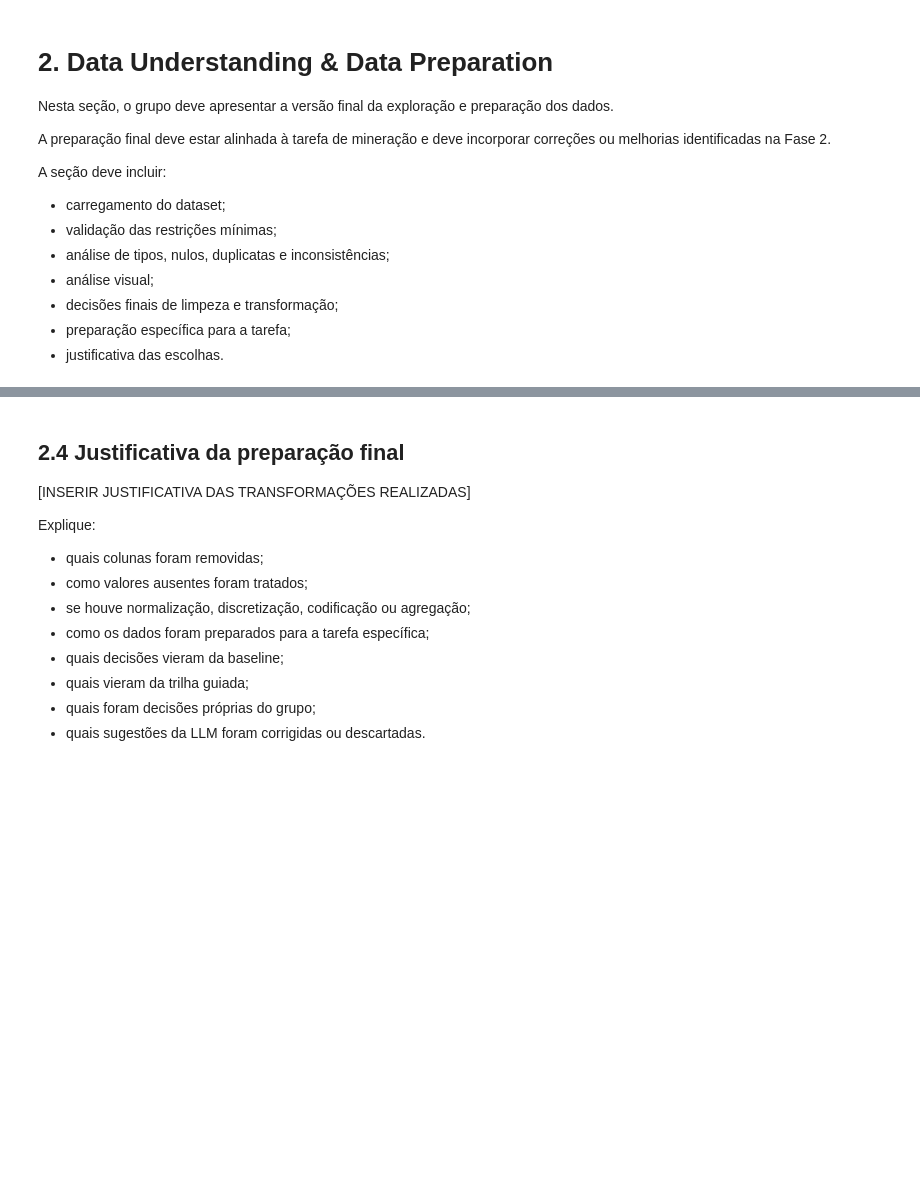
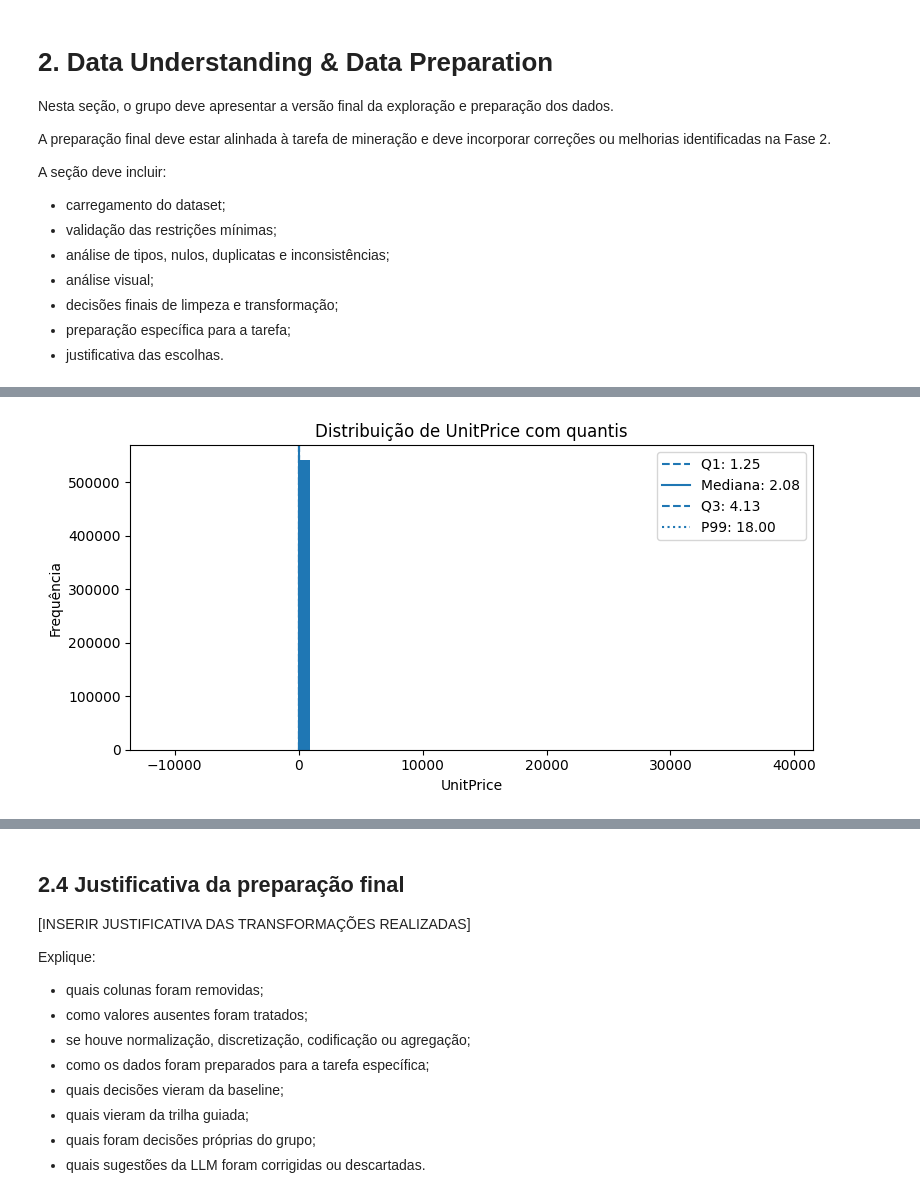
Before and after one commit to carolinabarcellos/TP1-Mineracao, a Jupyter notebook: TP1_Fase3_Grupo1.ipynb, the cells around one changed output, grey strips where cells are left out. Cells and saved outputs as stored; diff of their text form; code cells hidden in the pictures; blank space fills up the shorter version.

```diff
--- a/TP1_Fase3_Grupo1.ipynb
+++ b/TP1_Fase3_Grupo1.ipynb
@@ -386,0 +445,25 @@ A análise deve responder:
+# %%
+def plot_distribuicao_com_quantis(df, coluna):
+    dados = df[coluna].dropna()
+
+    plt.figure(figsize=(8, 4))
+    plt.hist(dados, bins=50)
+
+    # quantis principais
+    q1 = dados.quantile(0.25)
+    q2 = dados.quantile(0.50)  # mediana
+    q3 = dados.quantile(0.75)
+    q99 = dados.quantile(0.99)
+
+    # linhas verticais
+    plt.axvline(q1, linestyle='--', label=f'Q1: {q1:.2f}')
+    plt.axvline(q2, linestyle='-', label=f'Mediana: {q2:.2f}')
+    plt.axvline(q3, linestyle='--', label=f'Q3: {q3:.2f}')
+    plt.axvline(q99, linestyle=':', label=f'P99: {q99:.2f}')
+
+    plt.title(f"Distribuição de {coluna} com quantis")
+    plt.xlabel(coluna)
+    plt.ylabel("Frequência")
+    plt.legend()
+    plt.tight_layout()
+    plt.show()
@@ -386,0 +474,4 @@ A análise deve responder:
+# %%
+plot_distribuicao_com_quantis(df, "UnitPrice")
+# %% [output]
+[figure, added]
```
Also changed, not shown: parts of 36 cells of this notebook.
